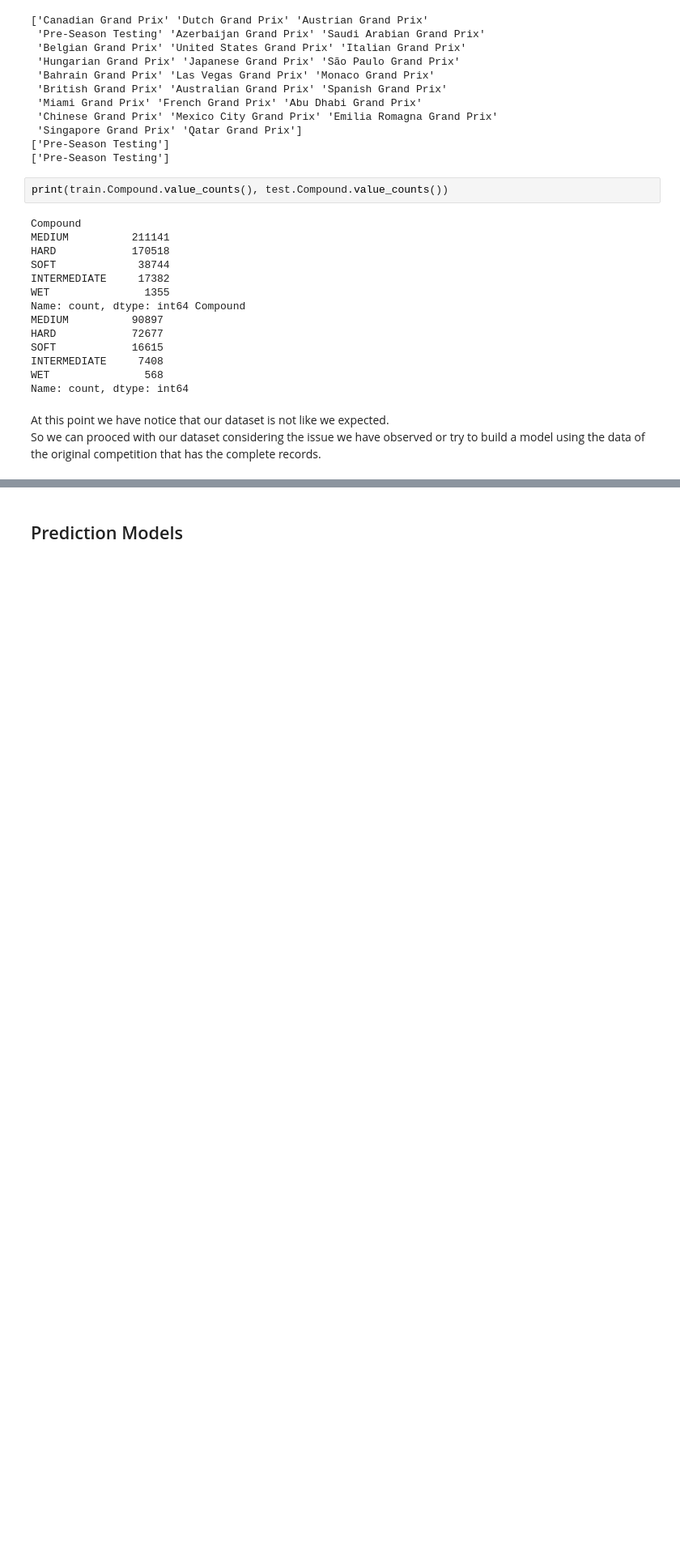
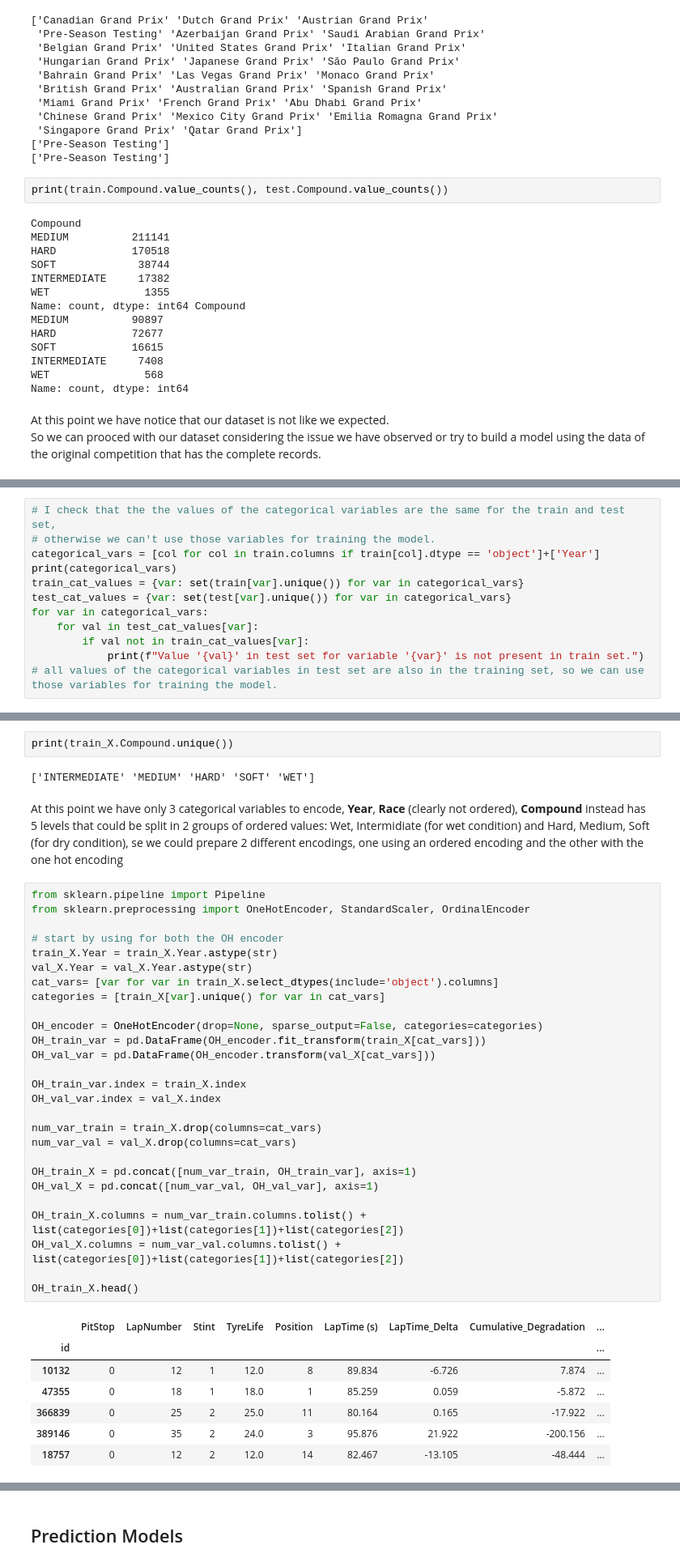
Before and after one commit to andreros24/F1, a Jupyter notebook: F1.ipynb, the cells around one changed output, grey strips where cells are left out. Shown at 81% size. Cells and saved outputs as stored; diff of their text form; blank space fills up the shorter version.

```diff
--- a/F1.ipynb
+++ b/F1.ipynb
@@ -300,0 +308,12 @@ using the data of the original competition that has the complete records.
+# %%
+# I check that the the values of the categorical variables are the same for the train and test set,
+# otherwise we can't use those variables for training the model.
+categorical_vars = [col for col in train.columns if train[col].dtype == 'object']+['Year']
+print(categorical_vars)
+train_cat_values = {var: set(train[var].unique()) for var in categorical_vars}
+test_cat_values = {var: set(test[var].unique()) for var in categorical_vars}
+for var in categorical_vars:
+    for val in test_cat_values[var]:
+        if val not in train_cat_values[var]:
+            print(f"Value '{val}' in test set for variable '{var}' is not present in train set.")
+# all values of the categorical variables in test set are also in the training set, so we can use those variables for training the model.
@@ -300,0 +336,41 @@ using the data of the original competition that has the complete records.
+# %%
+print(train_X.Compound.unique())
+# %% [output]
+['INTERMEDIATE' 'MEDIUM' 'HARD' 'SOFT' 'WET']
+# %% [markdown]
+At this point we have only 3 categorical variables to encode, **Year**, **Race** (clearly not ordered), **Compound** instead has 5 levels that could be split in 2 groups of ordered values: Wet, Intermidiate (for wet condition) and Hard, Medium, Soft (for dry condition), se we could prepare 2 different encodings, one using an ordered encoding and the other with the one hot encoding
+# %%
+from sklearn.pipeline import Pipeline
+from sklearn.preprocessing import OneHotEncoder, StandardScaler, OrdinalEncoder
+
+# start by using for both the OH encoder
+train_X.Year = train_X.Year.astype(str)
+val_X.Year = val_X.Year.astype(str)
+cat_vars= [var for var in train_X.select_dtypes(include='object').columns]
+categories = [train_X[var].unique() for var in cat_vars]
+
+OH_encoder = OneHotEncoder(drop=None, sparse_output=False, categories=categories)
+OH_train_var = pd.DataFrame(OH_encoder.fit_transform(train_X[cat_vars]))
+OH_val_var = pd.DataFrame(OH_encoder.transform(val_X[cat_vars]))
+
+OH_train_var.index = train_X.index
+OH_val_var.index = val_X.index
+
+num_var_train = train_X.drop(columns=cat_vars)
+num_var_val = val_X.drop(columns=cat_vars)
+
+OH_train_X = pd.concat([num_var_train, OH_train_var], axis=1)
+OH_val_X = pd.concat([num_var_val, OH_val_var], axis=1)
+
+OH_train_X.columns = num_var_train.columns.tolist() + list(categories[0])+list(categories[1])+list(categories[2])
+OH_val_X.columns = num_var_val.columns.tolist() + list(categories[0])+list(categories[1])+list(categories[2])
+
+OH_train_X.head()
+# %% [output]
+|  | PitStop | LapNumber | Stint | TyreLife | Position | LapTime (s) | LapTime_Delta | Cumulative_Degradation | ... |
+| id |  |  |  |  |  |  |  |  | ... |
+| 10132 | 0 | 12 | 1 | 12.0 | 8 | 89.834 | -6.726 | 7.874 | ... |
+| 47355 | 0 | 18 | 1 | 18.0 | 1 | 85.259 | 0.059 | -5.872 | ... |
+| 366839 | 0 | 25 | 2 | 25.0 | 11 | 80.164 | 0.165 | -17.922 | ... |
+| 389146 | 0 | 35 | 2 | 24.0 | 3 | 95.876 | 21.922 | -200.156 | ... |
+| 18757 | 0 | 12 | 2 | 12.0 | 14 | 82.467 | -13.105 | -48.444 | ... |
```
Also changed, not shown: parts of 27 cells of this notebook.
